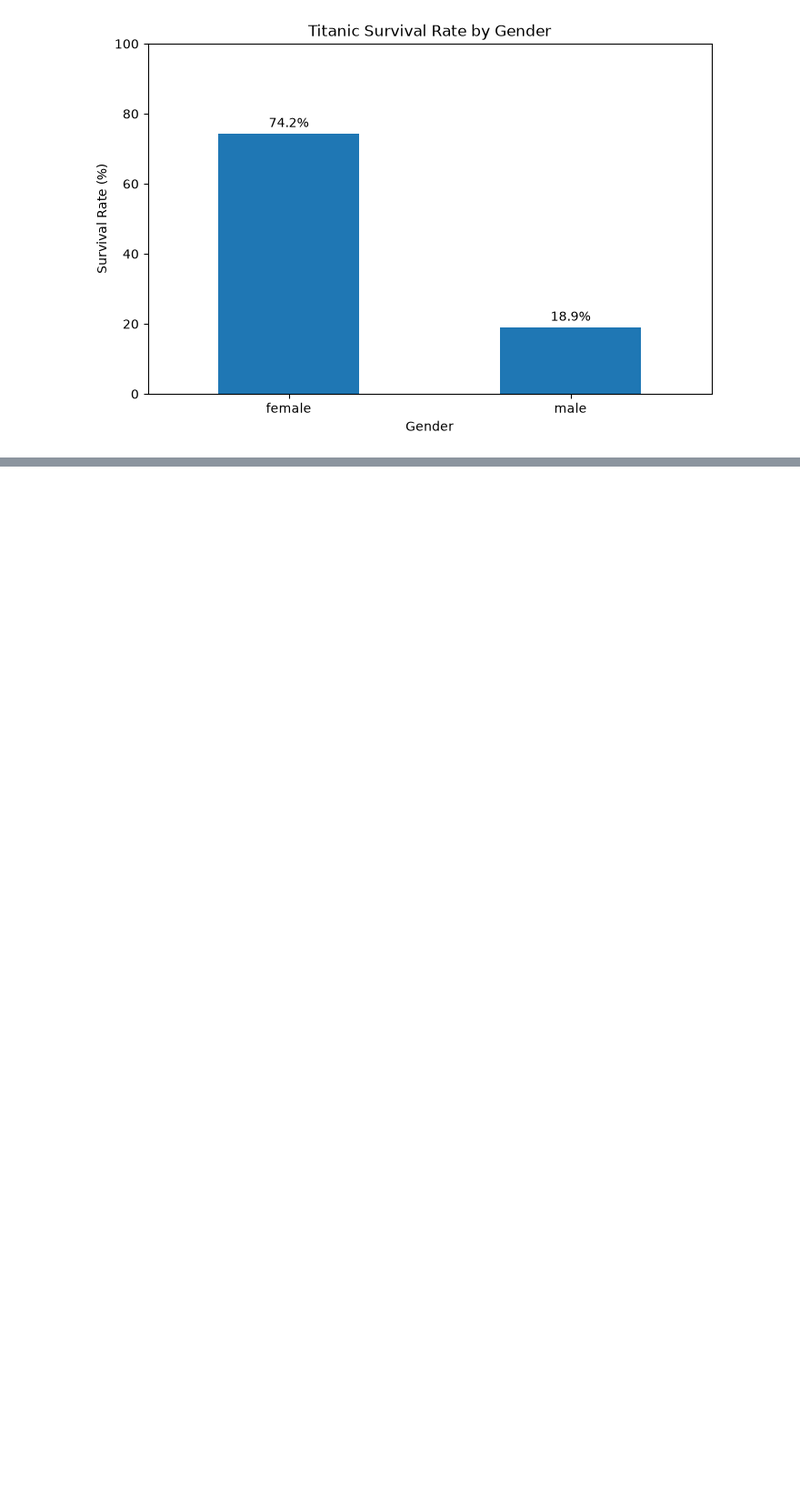
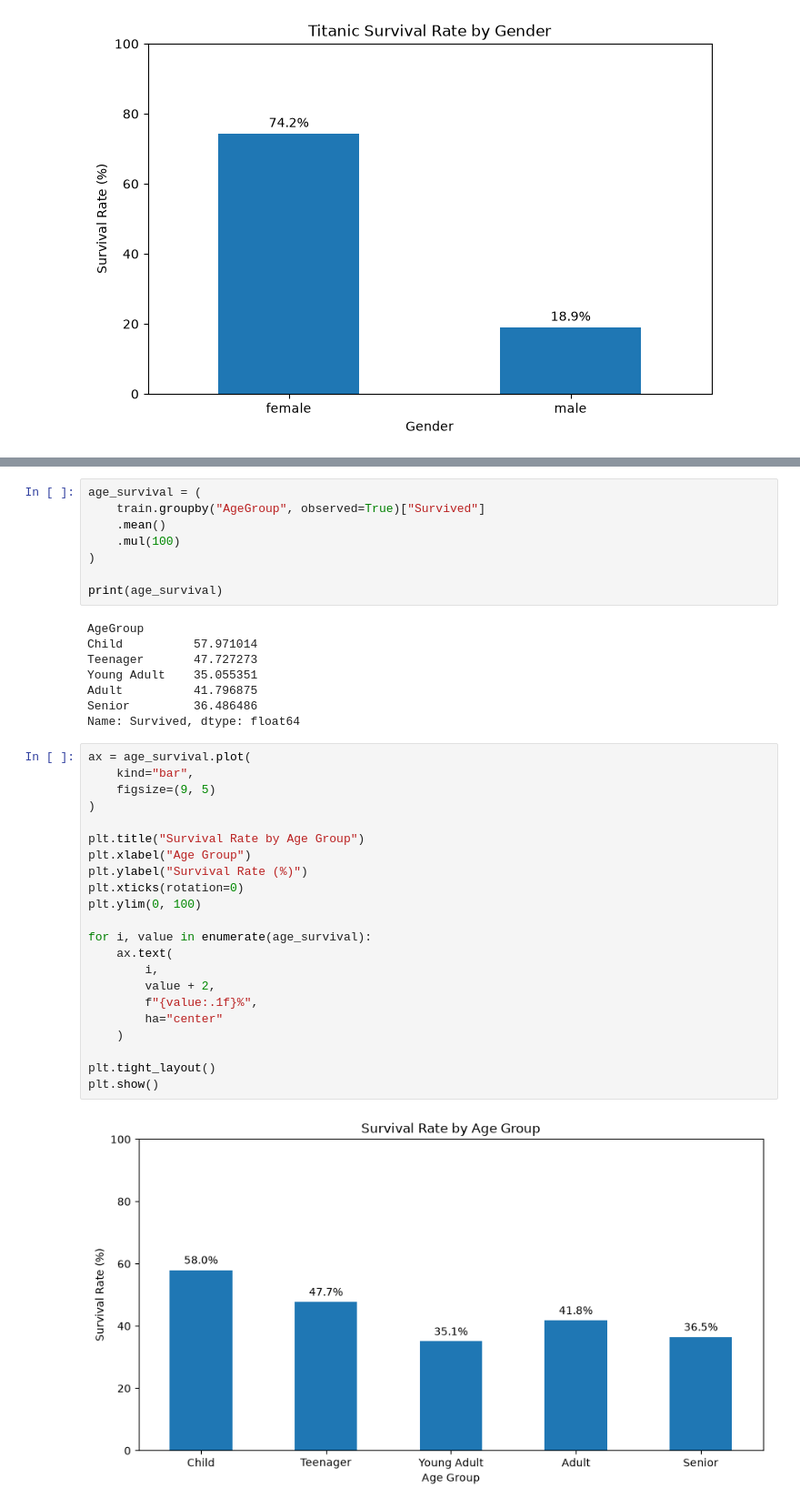
Before and after one commit to Abykyon/Titanic_Survival_Prediction, a Jupyter notebook: notebooks/titanic_analysis.ipynb, the cells around one changed output, grey strips where cells are left out. Shown at 91% size. Drawn from its saved outputs; the diff is of its cells as text; blank space fills up the shorter version.

```diff
--- a/notebooks/titanic_analysis.ipynb
+++ b/notebooks/titanic_analysis.ipynb
@@ -501,0 +672,40 @@ plt.show()
+# %%
+age_survival = (
+    train.groupby("AgeGroup", observed=True)["Survived"]
+    .mean()
+    .mul(100)
+)
+
+print(age_survival)
+# %% [output]
+AgeGroup
+Child          57.971014
+Teenager       47.727273
+Young Adult    35.055351
+Adult          41.796875
+Senior         36.486486
+Name: Survived, dtype: float64
+# %%
+ax = age_survival.plot(
+    kind="bar",
+    figsize=(9, 5)
+)
+
+plt.title("Survival Rate by Age Group")
+plt.xlabel("Age Group")
+plt.ylabel("Survival Rate (%)")
+plt.xticks(rotation=0)
+plt.ylim(0, 100)
+
+for i, value in enumerate(age_survival):
+    ax.text(
+        i,
+        value + 2,
+        f"{value:.1f}%",
+        ha="center"
+    )
+
+plt.tight_layout()
+plt.show()
+# %% [output]
+[figure, added]
```
Also changed, not shown: parts of 55 cells of this notebook.
